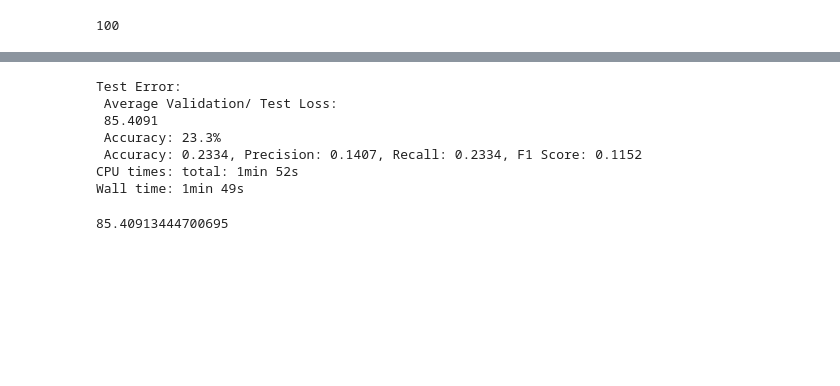
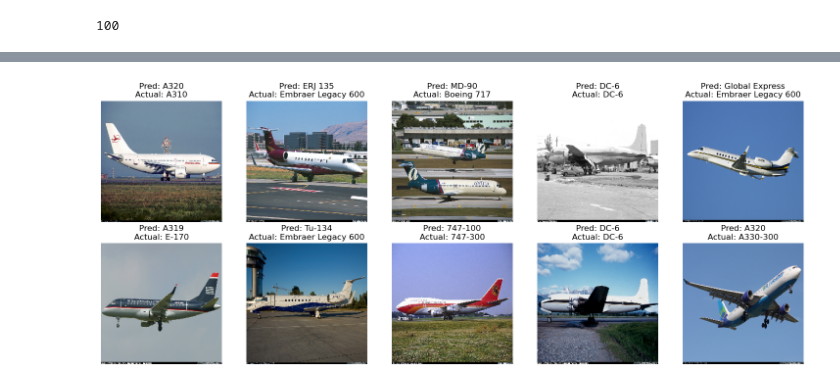
Before and after one commit to mabbts/CV_aircraft_classifier_capstone_project, a Jupyter notebook: Jupyter Notebooks/chocp/AIRII.ipynb, the cells around one changed output, grey strips where cells are left out. Drawn from its saved outputs; the diff is of its cells as text; code cells hidden in the pictures; blank space fills up the shorter version.

```diff
--- a/Jupyter Notebooks/chocp/AIRII.ipynb
+++ b/Jupyter Notebooks/chocp/AIRII.ipynb
@@ -530,7 +539,9 @@ def unnormalize(img_tensor, mean, std):
 def visualize_predictions(model, test_dataset, num_samples=10, normalized=True):
     model.eval()
     samples = random.sample(range(len(test_dataset)), num_samples)
-    fig, axes = plt.subplots(2, 5, figsize=(15, 6))
+    cols = 5
+    rows = math.ceil(num_samples / cols)
+    fig, axes = plt.subplots(rows, cols, figsize=(cols * 3, rows * 3))
     axes = axes.flatten()
 
     inv_label_map = test_dataset.idx_to_class
@@ -682,13 +713,15 @@ num_classes
 # %%
-model=CAPResNet(num_classes, drop = 0.25).to(device)
+model=CAPResNet(num_classes, drop = 0.3563).to(device)
 # Training loop with early stopping and adaptive learning rate
-patience = 8
+patience = 6
 best_val_loss = float('inf')
 epochs_without_improvement = 0
-num_epochs = 50
-criterion = nn.CrossEntropyLoss()#label_smoothing = 0.1)
-optimizer = optim.RMSprop(model.parameters(), lr=4.9122e-05, weight_decay=0.000126)
-scheduler = optim.lr_scheduler.CosineAnnealingLR(optimizer, T_max = num_epochs)
+num_epochs = 30
+criterion = nn.CrossEntropyLoss(label_smoothing = 0.046858)
+optimizer = optim.Adam(model.parameters(), lr=5.1872e-05, weight_decay=0.002925)
+scheduler = optim.lr_scheduler.ReduceLROnPlateau(optimizer, mode='min', factor=0.5, patience=5)
+# optimizer = optim.RMSprop(model.parameters(), lr=4.9122e-05, weight_decay=0.000126)
+# scheduler = optim.lr_scheduler.CosineAnnealingLR(optimizer, T_max = num_epochs)
 scaler = GradScaler('cuda')
 # %%
 # #criterion = SoftTargetCrossEntropy() # or nn.BCEWithLogitsLoss()
@@ -956,11 +1035,4 @@ Wall time: 45min 18s
 # %%
-visualize_predictions(model, test_dataset)
+visualize_predictions(model, test_dataset, 10)
 # %% [output]
-Test Error:
- Average Validation/ Test Loss:
- 85.4091
- Accuracy: 23.3%
- Accuracy: 0.2334, Precision: 0.1407, Recall: 0.2334, F1 Score: 0.1152
-CPU times: total: 1min 52s
-Wall time: 1min 49s
-85.40913444700695
+[figure, added]
```
Also changed, not shown: parts of 25 cells of this notebook, 5 other files.
